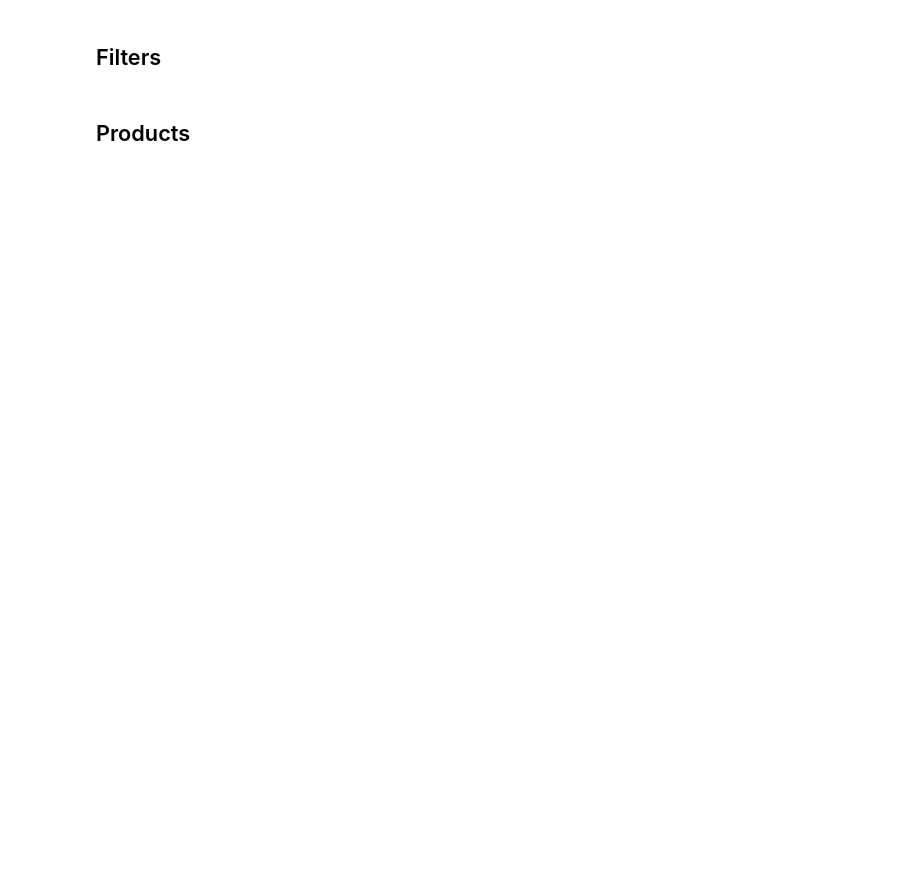
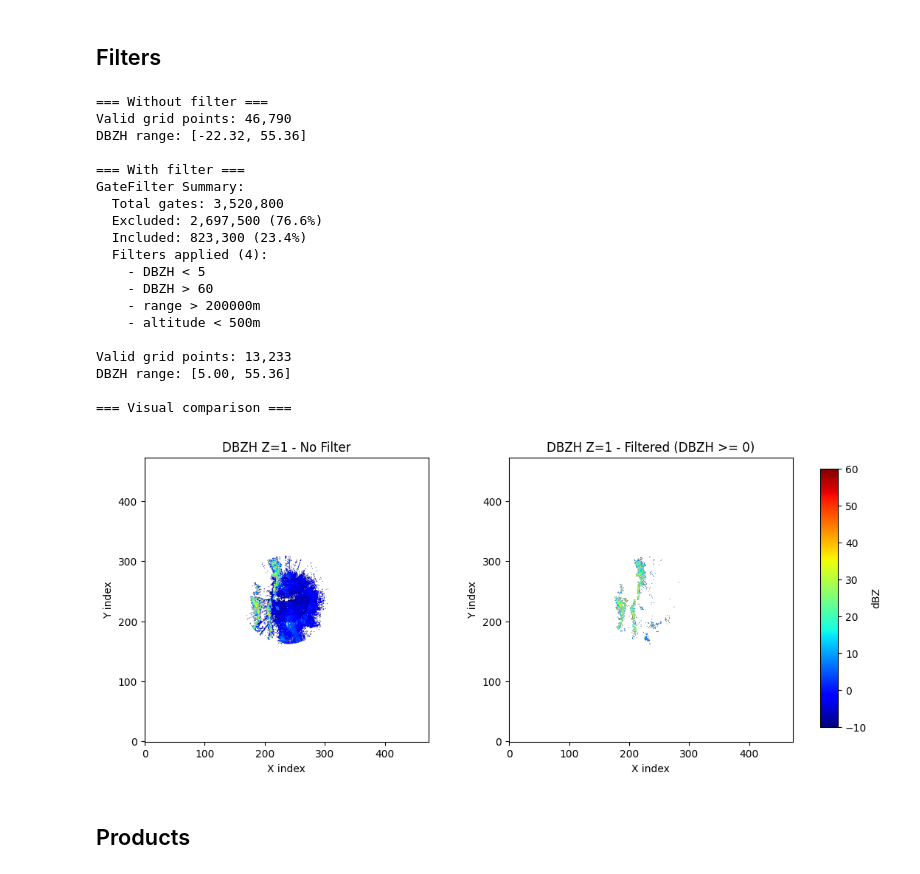
Before and after one commit to jgmarti84/gl-radarlib, a Jupyter notebook: examples/radar_grid/radar_grid_examples_with_visualization.ipynb, the cells around one changed output. Saved outputs shown, nothing was run; the diff lists cells and outputs as text; code cells hidden in the pictures; blank space fills up the shorter version.

```diff
--- a/examples/radar_grid/radar_grid_examples_with_visualization.ipynb
+++ b/examples/radar_grid/radar_grid_examples_with_visualization.ipynb
@@ -89,11 +129,11 @@ for name, grid in grids.items():
 ## Visualization of interpolated data
 # %%
 # Load data
-file = '/workspaces/radarlib/data/radares/RMA1/netcdf/RMA1_0315_01_20251208T191648Z.nc'
+# file = '/workspaces/radarlib/data/radares/RMA1/netcdf/RMA1_0315_01_20251208T191648Z.nc'
 # file = '/workspaces/radarlib/data/radares/RMA1/netcdf/RMA1_0315_02_20251208T191243Z.nc'
-radar = pyart.io.read(file)
+# radar = pyart.io.read(file)
 # geometry = load_geometry(f'{geometry_dir}/RMA1_0315_02_RES1000_TOA12000_FAC022_MR400_geometry.npz')
-geometry = load_geometry(f'{geometry_dir}/RMA1_0315_01_RES1500_TOA12000_FAC017_MR250_geometry.npz')
+# geometry = load_geometry(f'{geometry_dir}/RMA1_0315_01_RES1500_TOA12000_FAC017_MR250_geometry.npz')
 
 # Interpolate all fields
 fields = {}
@@ -119,18 +167,18 @@ plot_vertical_cross_section(grids['VRAD'], field_name='VRAD')
 # Load data
 # file = '/workspaces/radar-processor/data/netcdf/RMA3_0315_01_20251215T215802Z.nc'
 # file = '/workspaces/radar-processor/data/netcdf/RMA3_0315_01_20251230T112500Z.nc'
-file = '/workspaces/radarlib/data/radares/RMA1/netcdf/RMA1_0315_01_20251208T191648Z.nc'
+# file = '/workspaces/radarlib/data/radares/RMA1/netcdf/RMA1_0315_01_20251208T191648Z.nc'
 # file = '/workspaces/radarlib/data/radares/RMA1/netcdf/RMA1_0315_02_20251208T191243Z.nc'
-radar = pyart.io.read(file)
+# radar = pyart.io.read(file)
 # geometry = load_geometry(geometry_dir + '/RMA1_0315_01_geometry.npz')
 # geometry = load_geometry(f'{geometry_dir}/RMA1_0315_01_RES1500_TOA12000_geometry.npz')
 # geometry = load_geometry(f'{geometry_dir}/RMA1_0315_01_RES1200_TOA12000_FAC022_MR200_geometry.npz')
-geometry = load_geometry(f'{geometry_dir}/RMA1_0315_01_RES1500_TOA12000_FAC017_MR250_geometry.npz')
+# geometry = load_geometry(f'{geometry_dir}/RMA1_0315_01_RES1500_TOA12000_FAC017_MR250_geometry.npz')
 # geometry = load_geometry(f'{geometry_dir}/RMA1_0315_02_RES1000_TOA12000_FAC022_MR400_geometry.npz')
 
 # --- Without filter ---
 print("=== Without filter ===")
-field_name = "VRAD"
+field_name = "DBZH"
 field_data = get_field_data(radar, field_name)
 grid_no_filter = apply_geometry(geometry, field_data)
 print(f"Valid grid points: {np.sum(~np.isnan(grid_no_filter)):,}")
@@ -165,33 +213,54 @@ print(gf.summary())
 # Apply filter
 # field_data, combined_mask = create_mask_from_filter(radar, field_name, gf)
 grid_filtered = apply_geometry(geometry, field_data, additional_filters=[gf])
 print(f"\nValid grid points: {np.sum(~np.isnan(grid_filtered)):,}")
 print(f"{field_name} range: [{np.nanmin(grid_filtered):.2f}, {np.nanmax(grid_filtered):.2f}]")
 
 # --- Visual comparison ---
 print("\n=== Visual comparison ===")
 
 fig, axes = plt.subplots(1, 2, figsize=(12, 5))
 
 # Without filter
 zlevel = 1  # Choose a Z level to visualize
 axes[0].imshow(grid_no_filter[zlevel], origin='lower', cmap='jet', vmin=-10, vmax=60)
 axes[0].set_title(f'{field_name} Z={zlevel} - No Filter')
 axes[0].set_xlabel('X index')
 axes[0].set_ylabel('Y index')
 
 # With filter
 im = axes[1].imshow(grid_filtered[zlevel], origin='lower', cmap='jet', vmin=-10, vmax=60)
 axes[1].set_title(f'{field_name} Z={zlevel} - Filtered ({field_name} >= 0)')
 axes[1].set_xlabel('X index')
 axes[1].set_ylabel('Y index')
 
 # Proper colorbar positioning
 fig.subplots_adjust(right=0.88)
 cbar_ax = fig.add_axes([0.90, 0.15, 0.02, 0.7])  # [left, bottom, width, height]
 fig.colorbar(im, cax=cbar_ax, label='dBZ')
 
 plt.show()
+# %% [output]
+=== Without filter ===
+Valid grid points: 46,790
+DBZH range: [-22.32, 55.36]
+
+=== With filter ===
+GateFilter Summary:
+  Total gates: 3,520,800
+  Excluded: 2,697,500 (76.6%)
+  Included: 823,300 (23.4%)
+  Filters applied (4):
+    - DBZH < 5
+    - DBZH > 60
+    - range > 200000m
+    - altitude < 500m
+
+Valid grid points: 13,233
+DBZH range: [5.00, 55.36]
+
+=== Visual comparison ===
+[figure, added]
 # %% [markdown]
 ## Products
 # %%
```
Also changed, not shown: parts of 13 cells of this notebook, 13 other files.
